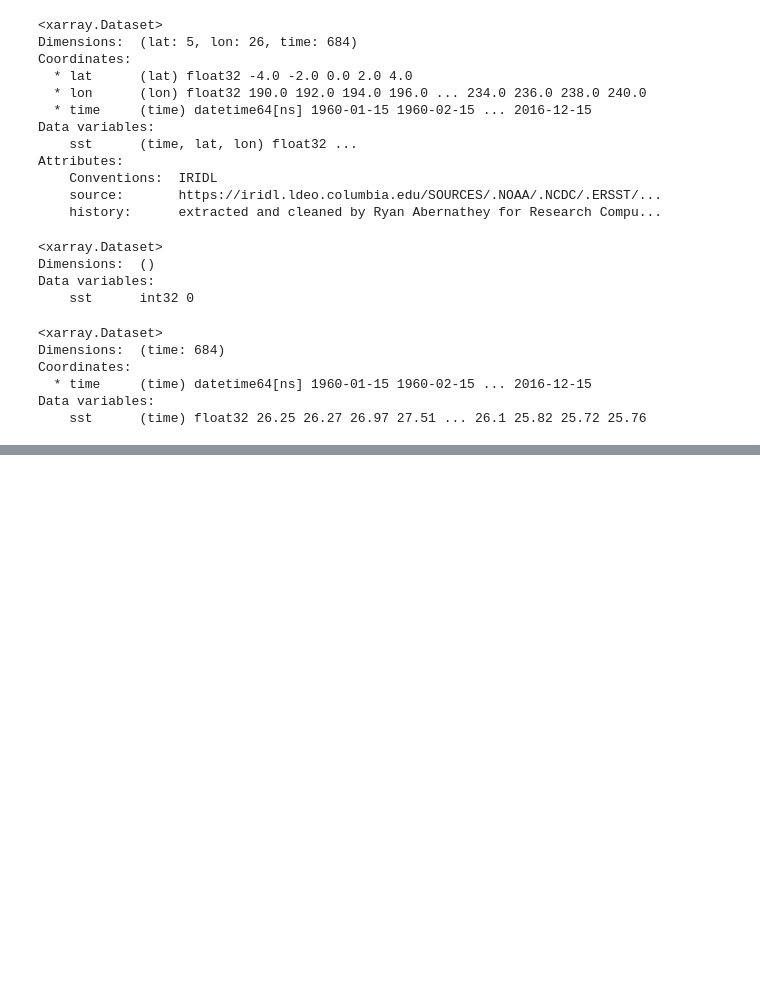
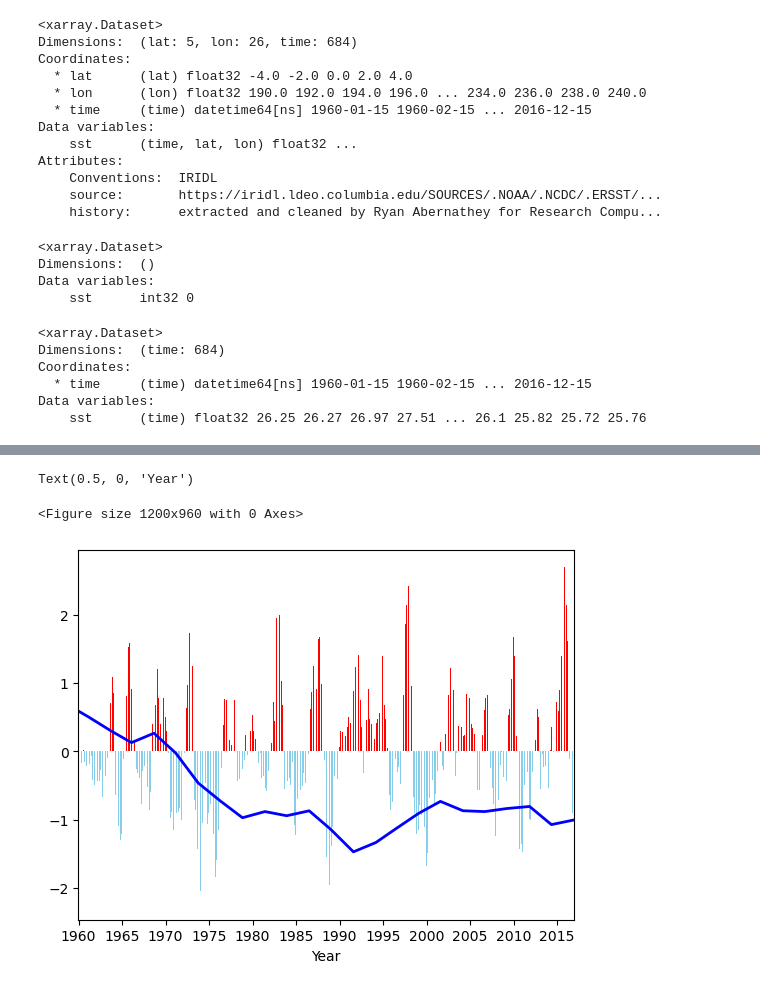
Before and after one commit to rico12312/ESE5023_Assignments_12332293, a Jupyter notebook: PS/PS3/PS3.ipynb, the cells around one changed output, grey strips where cells are left out. Drawn from its saved outputs; the diff is of its cells as text; code cells hidden in the pictures; blank space fills up the shorter version.

```diff
--- a/PS/PS3/PS3.ipynb
+++ b/PS/PS3/PS3.ipynb
@@ -63,3 +64,8 @@ Coordinates:
   * time     (time) datetime64[ns] 1960-01-15 1960-02-15 ... 2016-12-15
 Data variables:
     sst      (time) float32 26.25 26.27 26.97 27.51 ... 26.1 25.82 25.72 25.76
+# %%
+# calculate the mean of the data according to month
+mean_month = mean_time.groupby('time.month').mean()
+# check result
+mean_month
@@ -65,0 +79,5 @@ Data variables:
+# %%
+# find the anomalies
+anomalies =mean_time.groupby('time.month') - mean_month
+# check result
+anomalies
@@ -65,0 +105,6 @@ Data variables:
+# %%
+# transform to dataframe to plot, I am inspired by my roommate Zhouzhou
+tf = mean_rolling.to_dataframe().reset_index()
+anomalies_df = anomalies.to_dataframe().reset_index()
+# check  result
+tf
@@ -65,0 +142,20 @@ Data variables:
+# %%
+plt.figure(figsize=(10,8), dpi=120)
+
+# adjust the color
+colour = np.where(anomalies_df['sst']>0,'red', 'skyblue')
+# plot bar chart
+ax = anomalies_df.plot(kind='bar', x='time', y='sst',legend= False, color=colour)
+plt.plot(anomalies_df['time'],anomalies_df['sst'], color='blue', linewidth=2)
+
+# adjust the x label
+# 5 years a tick
+year_index = anomalies_df['time'].dt.year[::60].index
+year = anomalies_df['time'].dt.year[::60]
+# set ticks and horizontal axis
+ax.set_xticks(ticks=year_index, labels=year, rotation=0)
+ax.set_xlabel('Year')
+# %% [output]
+Text(0.5, 0, 'Year')
+<Figure size 1200x960 with 0 Axes>
+[figure, added]
```
Also changed, not shown: parts of 8 cells of this notebook, 1 other file.
